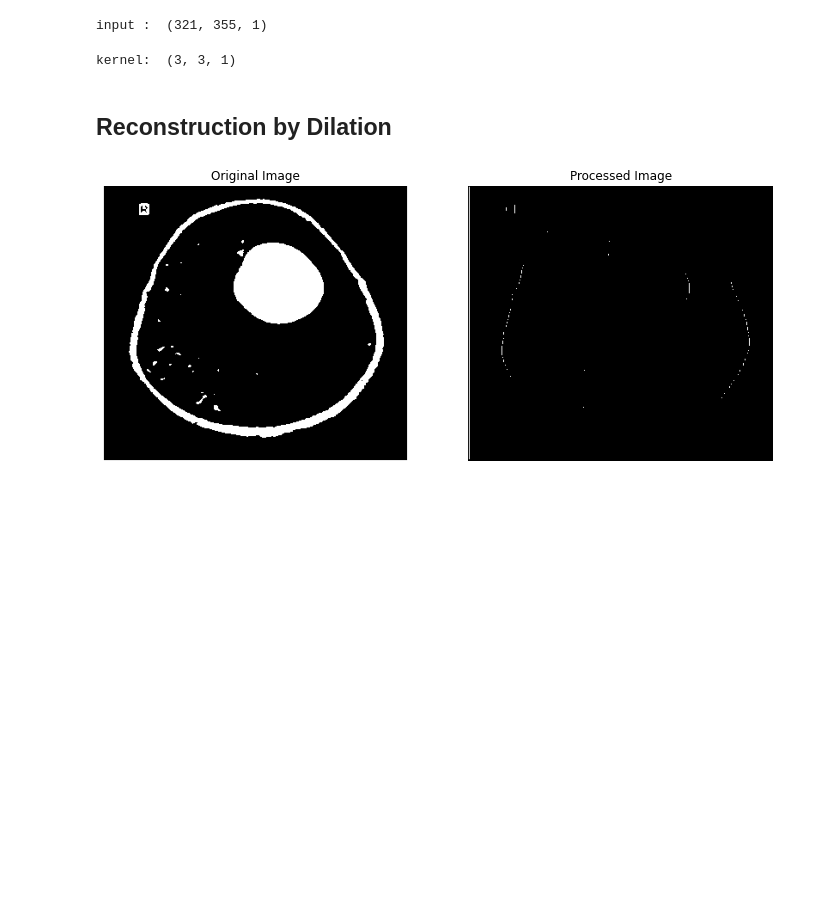
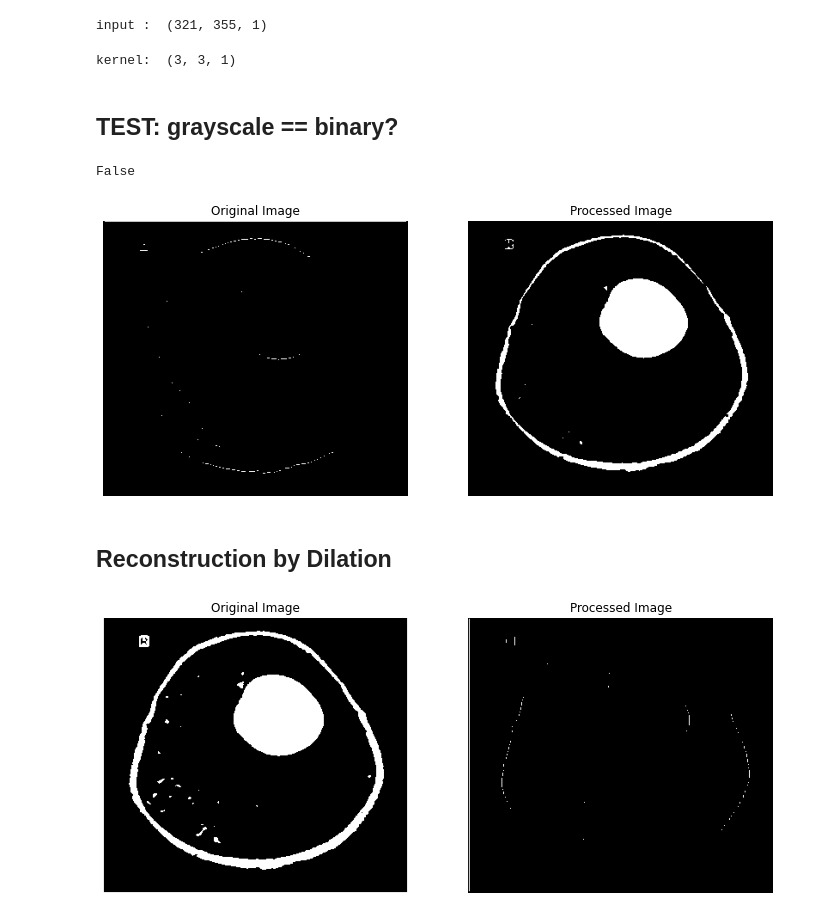
Before and after one commit to cnpem/harpia, a Jupyter notebook: tests_python/morphology/binary/test_geodesic_dilation.ipynb, the cells around one changed output. Saved outputs shown, nothing was run; the diff lists cells and outputs as text; code cells hidden in the pictures; blank space fills up the shorter version.

```diff
--- a/tests_python/morphology/binary/test_geodesic_dilation.ipynb
+++ b/tests_python/morphology/binary/test_geodesic_dilation.ipynb
@@ -134,6 +138,18 @@ kernel = get_kernel()
 print('kernel: ',kernel.shape)
 # %% [output]
 kernel:  (3, 3, 1)
+# %% [markdown]
+## TEST: grayscale == binary?
+# %%
+out1 = np.zeros_like(image)
+out2 = np.zeros_like(image)
+erosion_binary(image, out1, get_horizontal_line_kernel(), kernel_xsize, kernel_ysize, kernel_zsize, xsize, ysize, zsize, flag_verbose)
+erosion_grayscale(image, out2, get_horizontal_line_kernel(), kernel_xsize, kernel_ysize, kernel_zsize, xsize, ysize, zsize, flag_verbose)
+show(out1, out2)
+(out1 == out2).all()
+# %% [output]
+False
+[figure, added]
 # %% [markdown]
 ## Reconstruction by Dilation
 # %%
```
Also changed, not shown: parts of 7 cells of this notebook, 58 other files.
